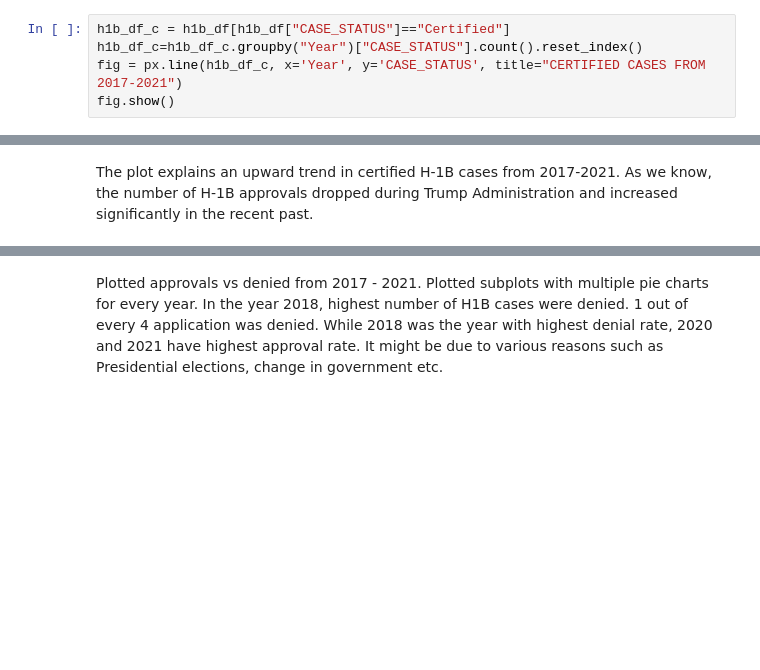
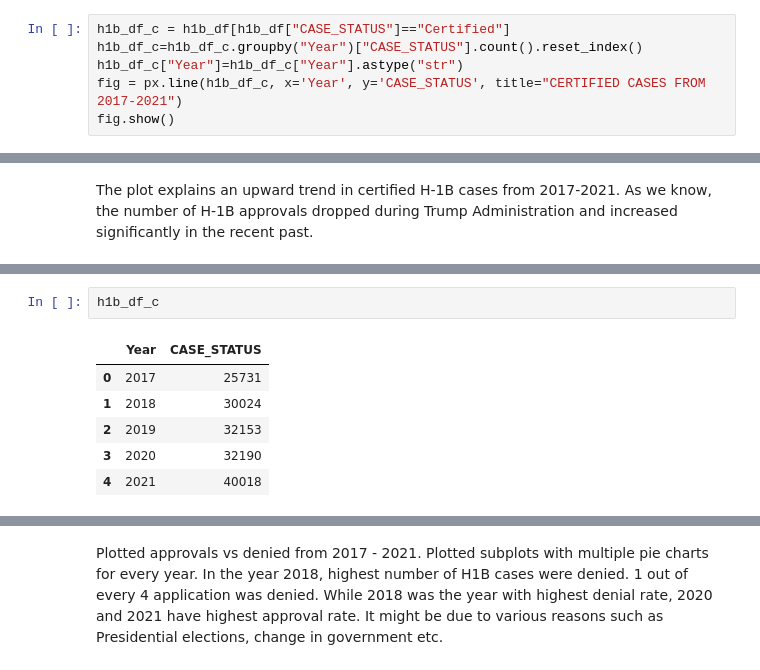
Before and after one commit to DATA-606-SPRING-2022/TEAM_B_data606, a Jupyter notebook: EDA/Project_Draft_2.ipynb, the cells around one changed output, grey strips where cells are left out. Drawn from its saved outputs; the diff is of its cells as text; blank space fills up the shorter version.

```diff
--- a/EDA/Project_Draft_2.ipynb
+++ b/EDA/Project_Draft_2.ipynb
@@ -36,6 +36,7 @@ h1b_df.head()
 # %%
 h1b_df_c = h1b_df[h1b_df["CASE_STATUS"]=="Certified"]
 h1b_df_c=h1b_df_c.groupby("Year")["CASE_STATUS"].count().reset_index()
+h1b_df_c["Year"]=h1b_df_c["Year"].astype("str")
 fig = px.line(h1b_df_c, x='Year', y='CASE_STATUS', title="CERTIFIED CASES FROM 2017-2021")
 fig.show()
 # %% [output]
@@ -74,3 +76,12 @@ fig.update_layout(title="Certified vs Denied Every Year", title_x=0.5)
 fig.show()
 # %% [output]
 [interactive output not drawn]
+# %%
+h1b_df_c
+# %% [output]
+|  | Year | CASE_STATUS |
+| 0 | 2017 | 25731 |
+| 1 | 2018 | 30024 |
+| 2 | 2019 | 32153 |
+| 3 | 2020 | 32190 |
+| 4 | 2021 | 40018 |
```
Also changed, not shown: parts of 13 cells of this notebook.
